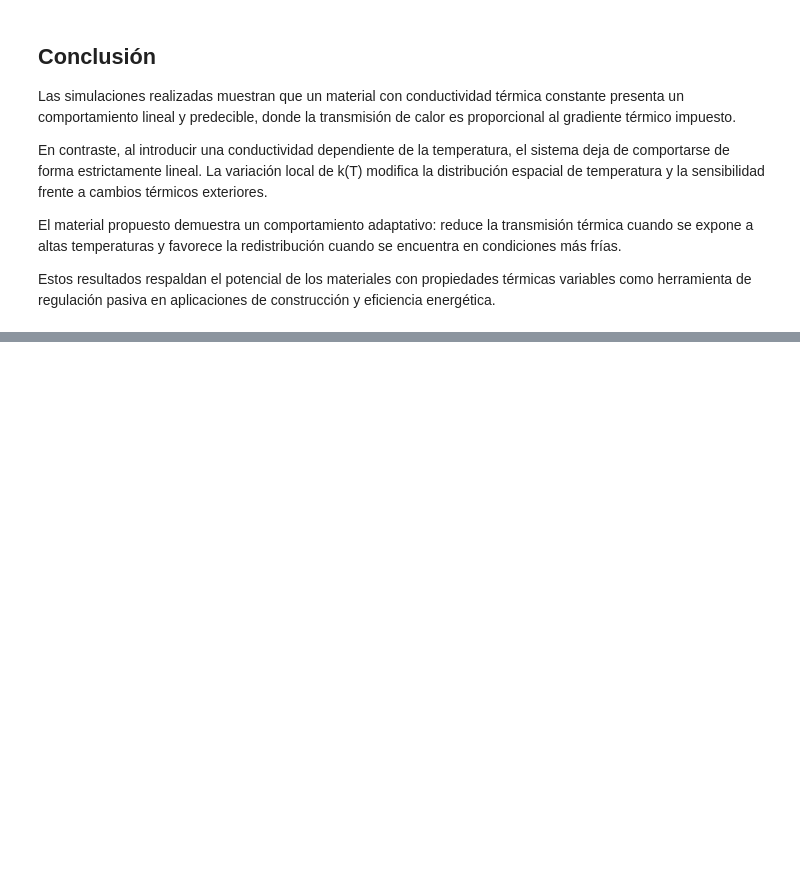
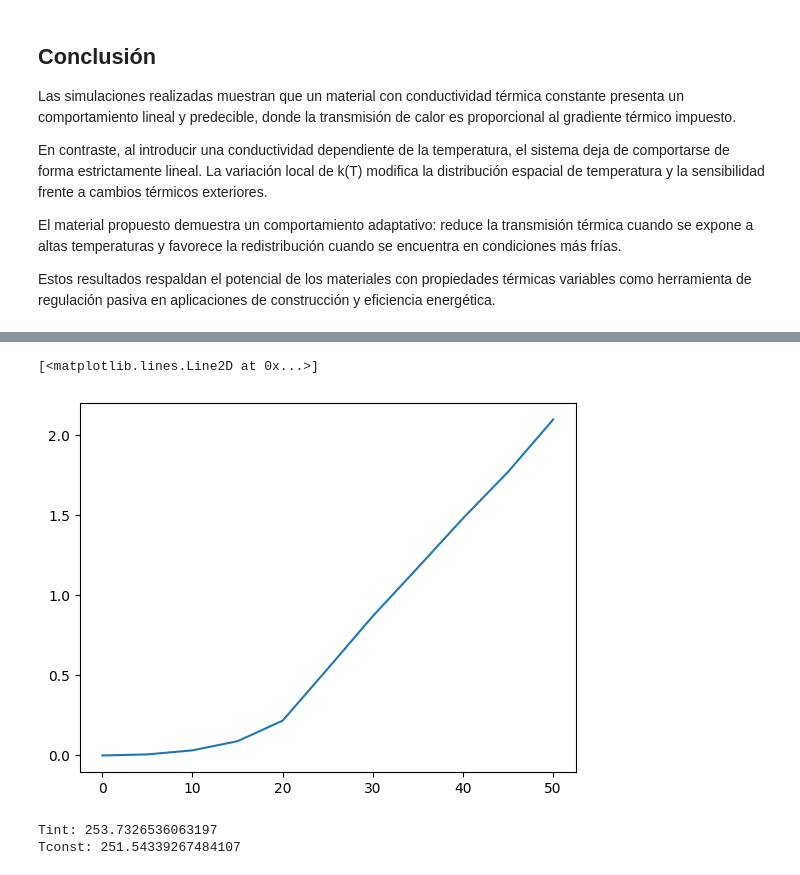
Before and after one commit to javiergonzalvez07-star/Material-inteligente, a Jupyter notebook: simulaciones.ipynb, the cells around one changed output, grey strips where cells are left out. Drawn from its saved outputs; the diff is of its cells as text; code cells hidden in the pictures; blank space fills up the shorter version.

```diff
--- a/simulaciones.ipynb
+++ b/simulaciones.ipynb
@@ -229,0 +264,24 @@ Estos resultados respaldan el potencial de los materiales con propiedades térmi
+# %%
+
+porcentajes_mejora = []
+valores = [0,5,10,15,20,25,30,35,40,45,50]
+T0 = 280
+for i in valores:
+    Tf = 280 - i
+    porcentajes_mejora.append(mejora(T0,Tf))
+plt.plot(valores, porcentajes_mejora)
+# %% [output]
+[<matplotlib.lines.Line2D at 0x...>]
+[figure, added]
+# %%
+T0 = 280
+Tf = 250
+
+Tint = temperatura_k_inteligente(T0, Tf)
+Tconst = temperatura_k_constante(T0, Tf)
+
+print("Tint:", Tint)
+print("Tconst:", Tconst)
+# %% [output]
+Tint: 253.7326536063197
+Tconst: 251.54339267484107
```
Also changed, not shown: parts of 6 cells of this notebook, 4 other files.
